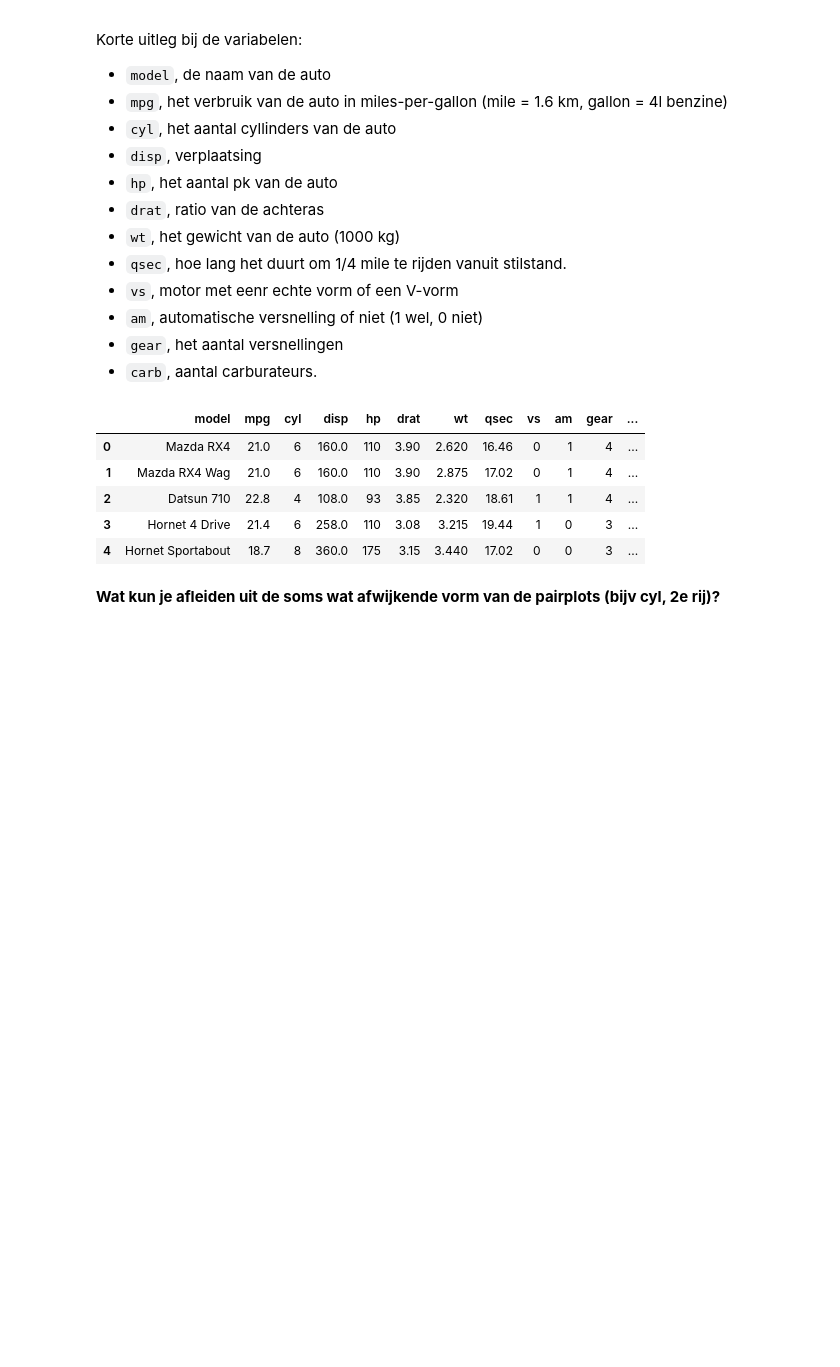
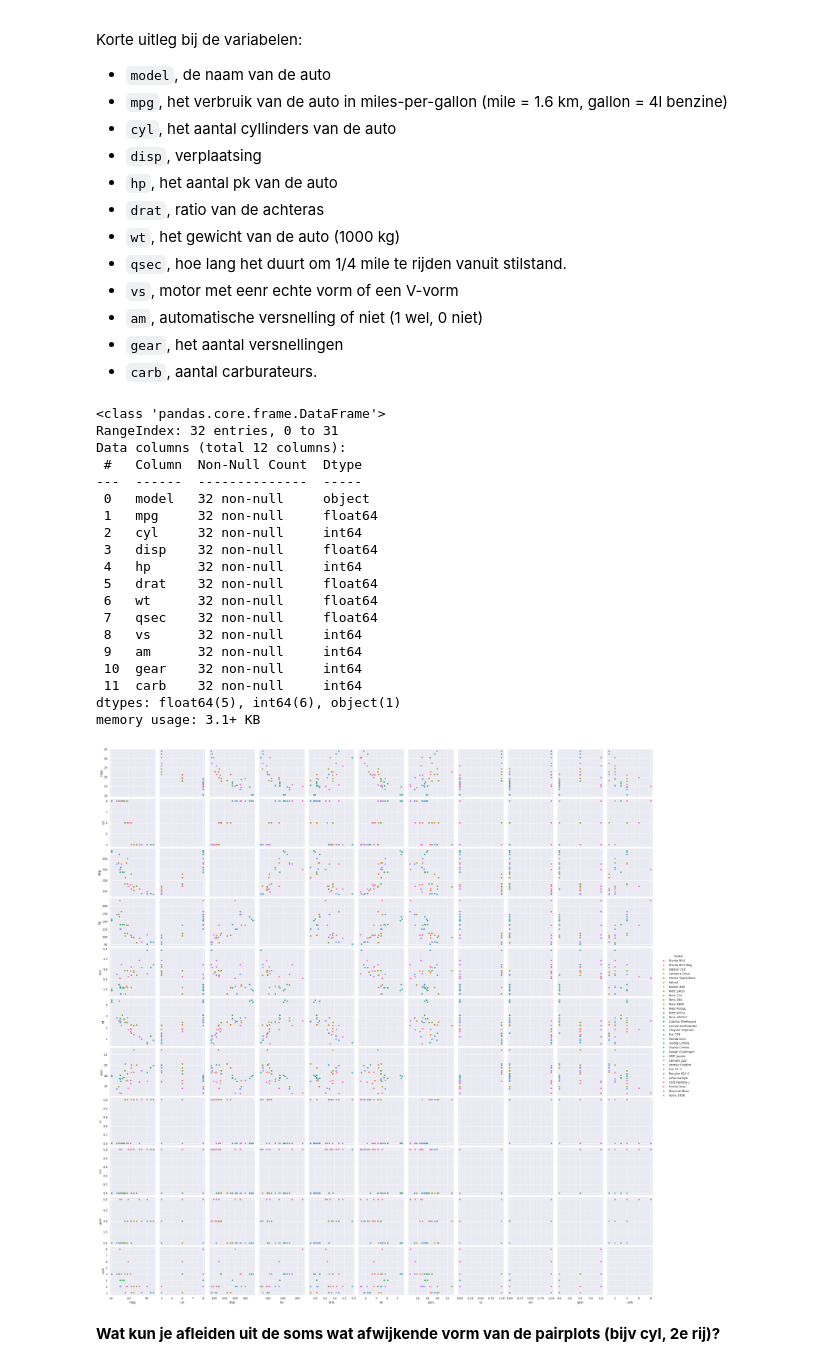
Before and after one commit to Yannick1159/data-science-yannick, a Jupyter notebook: Les-3/LinReg-studentversie-herontwikkeld.ipynb, the cells around one changed output. Cells and saved outputs as stored; diff of their text form; code cells hidden in the pictures; blank space fills up the shorter version.

```diff
--- a/Les-3/LinReg-studentversie-herontwikkeld.ipynb
+++ b/Les-3/LinReg-studentversie-herontwikkeld.ipynb
@@ -74,18 +75,34 @@ import seaborn as sns
 %matplotlib inline
 # %%
 #[10 min] Geef hieronder de code om de data te importeren, beschrijf de data, en maak een pairplot (zie stap a, b, en c).
-data = pd.read_csv('Data/mtcars.csv')
-data.head()
-
 #beantwoord de onderstaande vraag
 #TIP: pas het aantal cellen aan naar de hoeveekheid die jij nodig hebt
+data = pd.read_csv('./Data/mtcars.csv')
+data.info()
+
+sns.pairplot(data, hue='model')
+plt.show()
 # %% [output]
-|  | model | mpg | cyl | disp | hp | drat | wt | qsec | vs | am | gear | ... |
-| 0 | Mazda RX4 | 21.0 | 6 | 160.0 | 110 | 3.90 | 2.620 | 16.46 | 0 | 1 | 4 | ... |
-| 1 | Mazda RX4 Wag | 21.0 | 6 | 160.0 | 110 | 3.90 | 2.875 | 17.02 | 0 | 1 | 4 | ... |
-| 2 | Datsun 710 | 22.8 | 4 | 108.0 | 93 | 3.85 | 2.320 | 18.61 | 1 | 1 | 4 | ... |
-| 3 | Hornet 4 Drive | 21.4 | 6 | 258.0 | 110 | 3.08 | 3.215 | 19.44 | 1 | 0 | 3 | ... |
-| 4 | Hornet Sportabout | 18.7 | 8 | 360.0 | 175 | 3.15 | 3.440 | 17.02 | 0 | 0 | 3 | ... |
+<class 'pandas.core.frame.DataFrame'>
+RangeIndex: 32 entries, 0 to 31
+Data columns (total 12 columns):
+ #   Column  Non-Null Count  Dtype
+---  ------  --------------  -----
+ 0   model   32 non-null     object
+ 1   mpg     32 non-null     float64
+ 2   cyl     32 non-null     int64
+ 3   disp    32 non-null     float64
+ 4   hp      32 non-null     int64
+ 5   drat    32 non-null     float64
+ 6   wt      32 non-null     float64
+ 7   qsec    32 non-null     float64
+ 8   vs      32 non-null     int64
+ 9   am      32 non-null     int64
+ 10  gear    32 non-null     int64
+ 11  carb    32 non-null     int64
+dtypes: float64(5), int64(6), object(1)
+memory usage: 3.1+ KB
+[figure, added]
 # %% [markdown]
 **Wat kun je afleiden uit de soms wat afwijkende vorm van de pairplots (bijv cyl, 2e rij)?**
 # %% [markdown]
```
Also changed, not shown: parts of 4 cells of this notebook, 4 other files.
